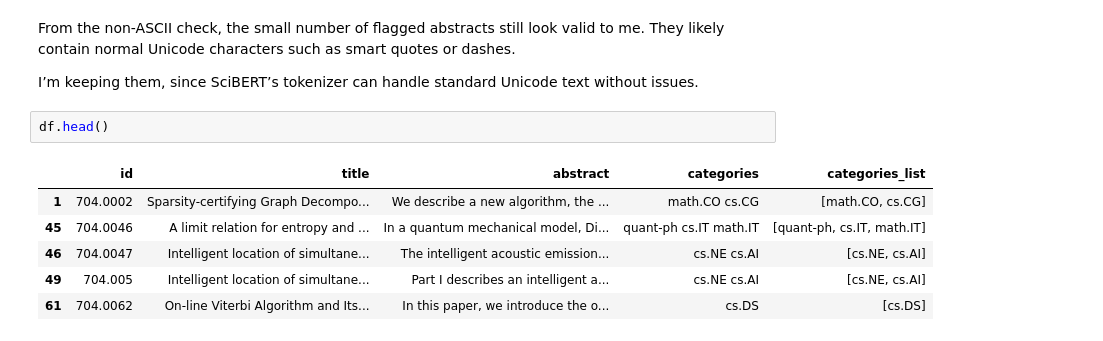
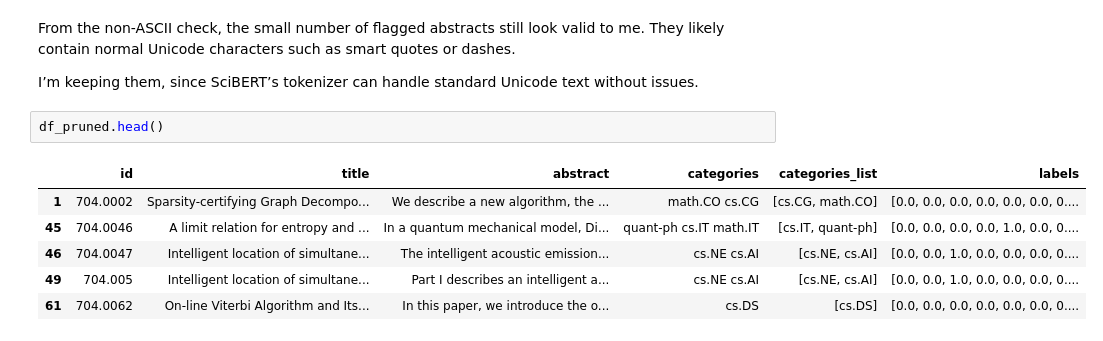
Before and after one commit to galnoel/jurnal-topic-classification, a Jupyter notebook: experiment.ipynb, the cells around one changed output. Saved outputs shown, nothing was run; the diff lists cells and outputs as text.

```diff
--- a/experiment.ipynb
+++ b/experiment.ipynb
@@ -707,11 +713,11 @@ From the non-ASCII check, the small number of flagged abstracts still look valid
 
 I’m keeping them, since SciBERT’s tokenizer can handle standard Unicode text without issues.
 # %%
-df.head()
+df_pruned.head()
 # %% [output]
-|  | id | title | abstract | categories | categories_list |
-| 1 | 704.0002 | Sparsity-certifying Graph Decompo... | We describe a new algorithm, the ... | math.CO cs.CG | [math.CO, cs.CG] |
-| 45 | 704.0046 | A limit relation for entropy and ... | In a quantum mechanical model, Di... | quant-ph cs.IT math.IT | [quant-ph, cs.IT, math.IT] |
-| 46 | 704.0047 | Intelligent location of simultane... | The intelligent acoustic emission... | cs.NE cs.AI | [cs.NE, cs.AI] |
-| 49 | 704.005 | Intelligent location of simultane... | Part I describes an intelligent a... | cs.NE cs.AI | [cs.NE, cs.AI] |
-| 61 | 704.0062 | On-line Viterbi Algorithm and Its... | In this paper, we introduce the o... | cs.DS | [cs.DS] |
+|  | id | title | abstract | categories | categories_list | labels |
+| 1 | 704.0002 | Sparsity-certifying Graph Decompo... | We describe a new algorithm, the ... | math.CO cs.CG | [cs.CG, math.CO] | [0.0, 0.0, 0.0, 0.0, 0.0, 0.0, 0.... |
+| 45 | 704.0046 | A limit relation for entropy and ... | In a quantum mechanical model, Di... | quant-ph cs.IT math.IT | [cs.IT, quant-ph] | [0.0, 0.0, 0.0, 0.0, 1.0, 0.0, 0.... |
+| 46 | 704.0047 | Intelligent location of simultane... | The intelligent acoustic emission... | cs.NE cs.AI | [cs.NE, cs.AI] | [0.0, 0.0, 1.0, 0.0, 0.0, 0.0, 0.... |
+| 49 | 704.005 | Intelligent location of simultane... | Part I describes an intelligent a... | cs.NE cs.AI | [cs.NE, cs.AI] | [0.0, 0.0, 1.0, 0.0, 0.0, 0.0, 0.... |
+| 61 | 704.0062 | On-line Viterbi Algorithm and Its... | In this paper, we introduce the o... | cs.DS | [cs.DS] | [0.0, 0.0, 0.0, 0.0, 0.0, 0.0, 0.... |
```
Also changed, not shown: parts of 24 cells of this notebook.
